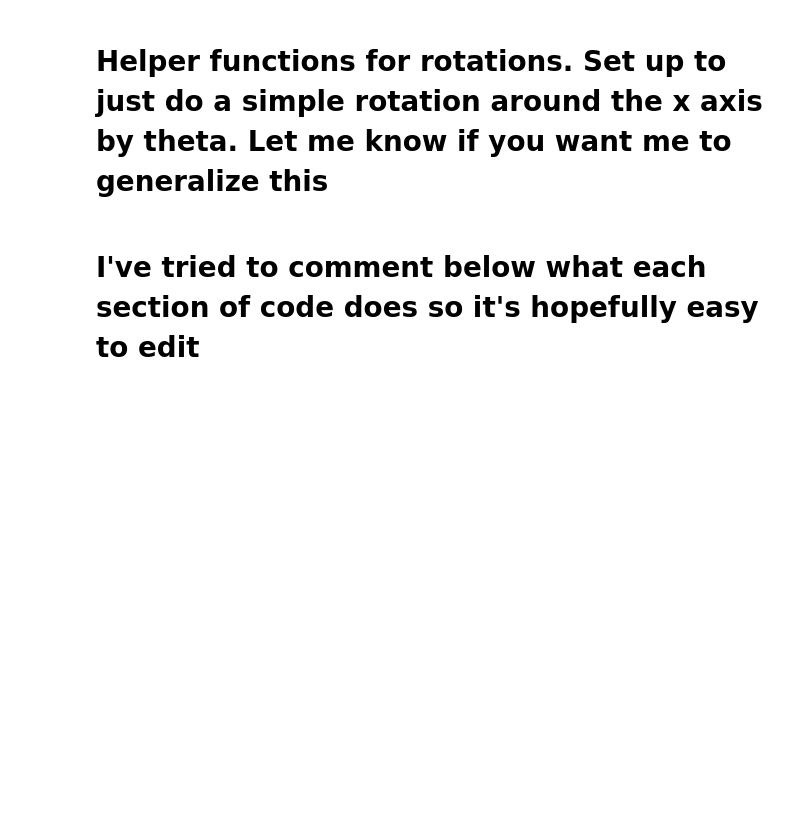
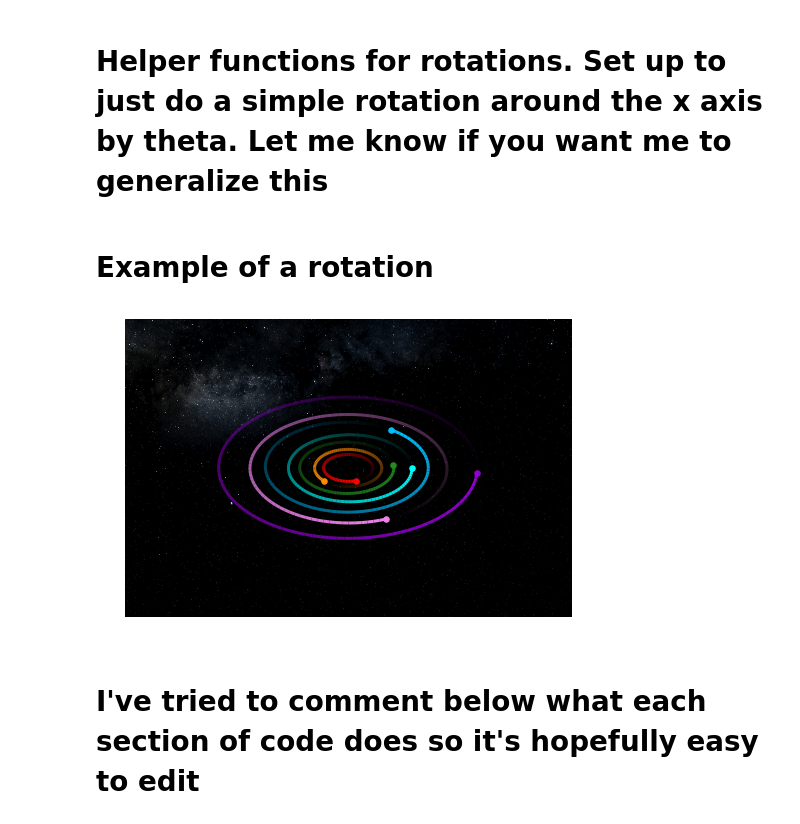
Before and after one commit to dtamayo/systemsounds, a Jupyter notebook: projects/trappistvoiceover.ipynb, the cells around one changed output. Cells and saved outputs as stored; diff of their text form; code cells hidden in the pictures; blank space fills up the shorter version.

Commit message:
updated trappistvoiceover

```diff
--- a/projects/trappistvoiceover.ipynb
+++ b/projects/trappistvoiceover.ipynb
@@ -289,13 +41,3 @@ ax.set_ylim([-1,1])
-# %%
-import sys
-sys.path.append('../')
-import systemsounds as ss
-import numpy as np
-import rebound
-filename = "../binaries/trappist.bin"
-sim = rebound.Simulation.from_file(filename)
-sim.t = 0
-ss.rescale_time(sim, sim.particles[-1].P)
 # %% [markdown]
 # First integrate backwards for the length of the integration we want to do, so that when we go forwards we end up at time 0 to match up with movie
 # %%
@@ -332,6 +74,50 @@ def rotate_particles(sim, theta):
 def rotate_orbit(o, theta):
     rotmatrix = np.array([[1,0,0], [0,np.cos(theta),-np.sin(theta)], [0,np.sin(theta),np.cos(theta)]])
     return rotmatrix.dot(o.T).T
+# %% [markdown]
+# Example of a rotation
+# %%
+import matplotlib.pyplot as plt
+from rebound.plotting import fading_line
+from scipy.misc import imread
+
+def plot_event(params):
+    fig, ax = plt.subplots(figsize=(8,8))
+    fig.axes[0].axis('off') # turn off axes
+    colors = params['color']                       # colors for each of the particles (including the star)
+    theta=params['theta']
+    lw=3. # line width
+
+    sim = rebound.Simulation.from_file(params['filename'])
+    ps = sim.particles
+
+    # set plot boundaries to larger than outermost planet
+    lim = 1.15*ps[-1].a
+    ax.set_xlim([-1.5*lim, 1.5*lim])
+    ax.set_ylim([-lim, lim])
+
+    # get rotated xyz coordinates for all bodies
+    xyz = rotate_particles(sim, theta)
+    # plot star
+    ax.scatter(xyz[0][0], xyz[0][1], marker="*", s=35*lw, facecolor="black", edgecolor=None, zorder=3)
+
+    for i, p in enumerate(sim.particles[1:]):
+        # plot planet
+        ax.scatter(xyz[i+1][0], xyz[i+1][1], s=10*lw, facecolor=colors[i], edgecolor=None, zorder=3)
+        #plot orbit
+        o = np.array(p.sample_orbit())
+        o = rotate_orbit(o, theta)
+        lc = fading_line(o[:,0], o[:,1], color=colors[i], lw=lw)
+        ax.add_collection(lc)
+
+    bkg = imread('../images/US_background_image.png')
+    ax.imshow(bkg, zorder=0, extent=ax.get_xlim()+ax.get_ylim())
+
+    return fig
+
+fig = plot_event(frames.events[0])
+# %% [output]
+[figure, added]
 # %% [markdown]
 # I've tried to comment below what each section of code does so it's hopefully easy to edit
 # %%
```
Also changed, not shown: parts of 15 cells of this notebook.
